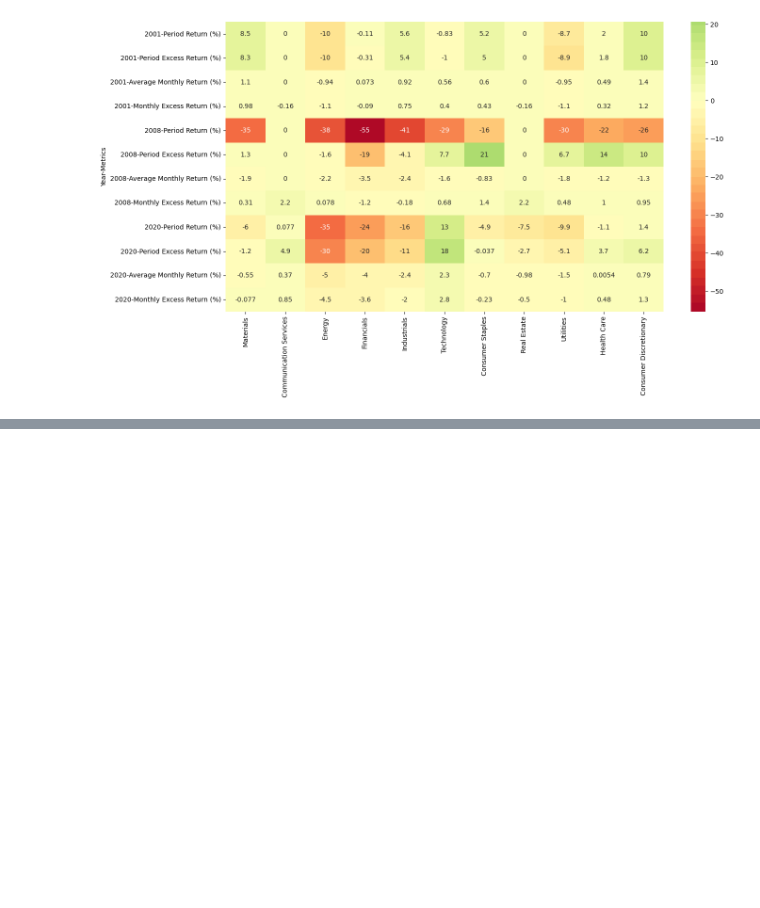
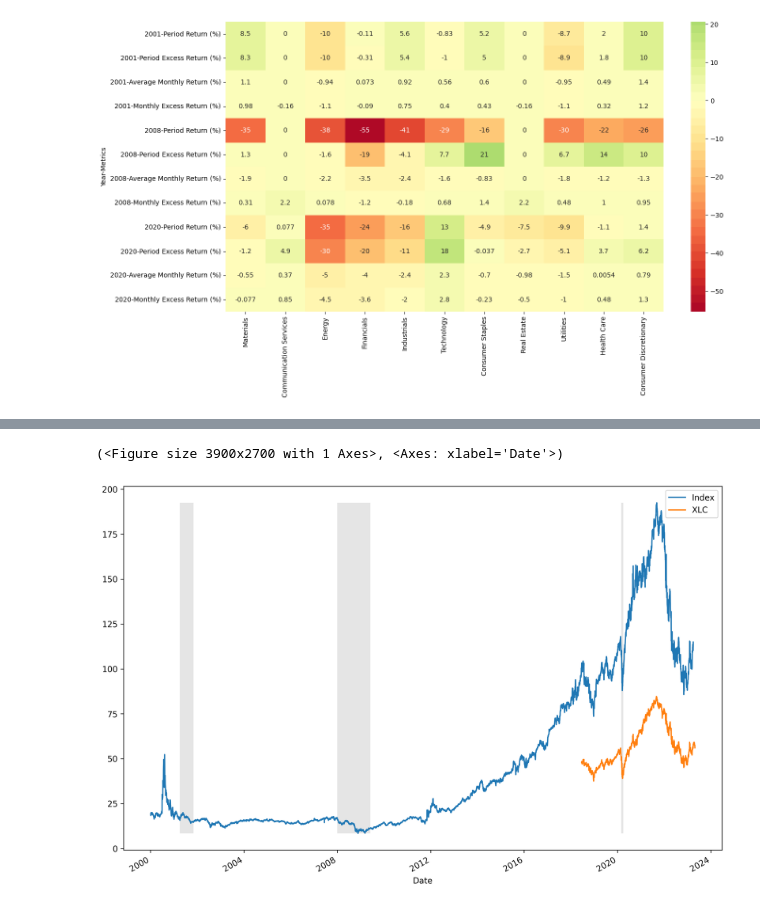
Before and after one commit to AmineMahdioui/projet-de-fin-d-annee, a Jupyter notebook: SectorAnalysis.ipynb, the cells around one changed output, grey strips where cells are left out. Saved outputs shown, nothing was run; the diff lists cells and outputs as text; code cells hidden in the pictures; blank space fills up the shorter version.

```diff
--- a/SectorAnalysis.ipynb
+++ b/SectorAnalysis.ipynb
@@ -162,0 +306,14 @@ sns.heatmap(df_perforamce.fillna(0),cmap=palette,center=0 , annot=True)
+# %%
+def Make_Index(data_MC_P):
+    data_MC_P_test=data_MC_P.copy()
+    data_MC_P_test.fillna(0,inplace=True)
+    TotalMC=data_MC_P_test['Market Cap'].sum(axis=1)
+
+    W=data_MC_P_test['Market Cap'].apply(
+                                     lambda x: np.asarray(x) * 1/np.asarray(TotalMC)
+                                     )
+    index=(data_MC_P_test['Price']*W).sum(axis=1).to_frame('Index')
+    index=index.loc[~(index==0).all(axis=1)]
+    return index,W
+# %%
+index,W=Make_Index(data_MC_P)
@@ -162,0 +336,5 @@ sns.heatmap(df_perforamce.fillna(0),cmap=palette,center=0 , annot=True)
+# %%
+plot(pd.concat([index,SPDR['XLC']],axis=1).loc["2000":])
+# %% [output]
+(<Figure size 3900x2700 with 1 Axes>, <Axes: xlabel='Date'>)
+[figure, added]
```
Also changed, not shown: parts of 18 cells of this notebook, 1 other file.
